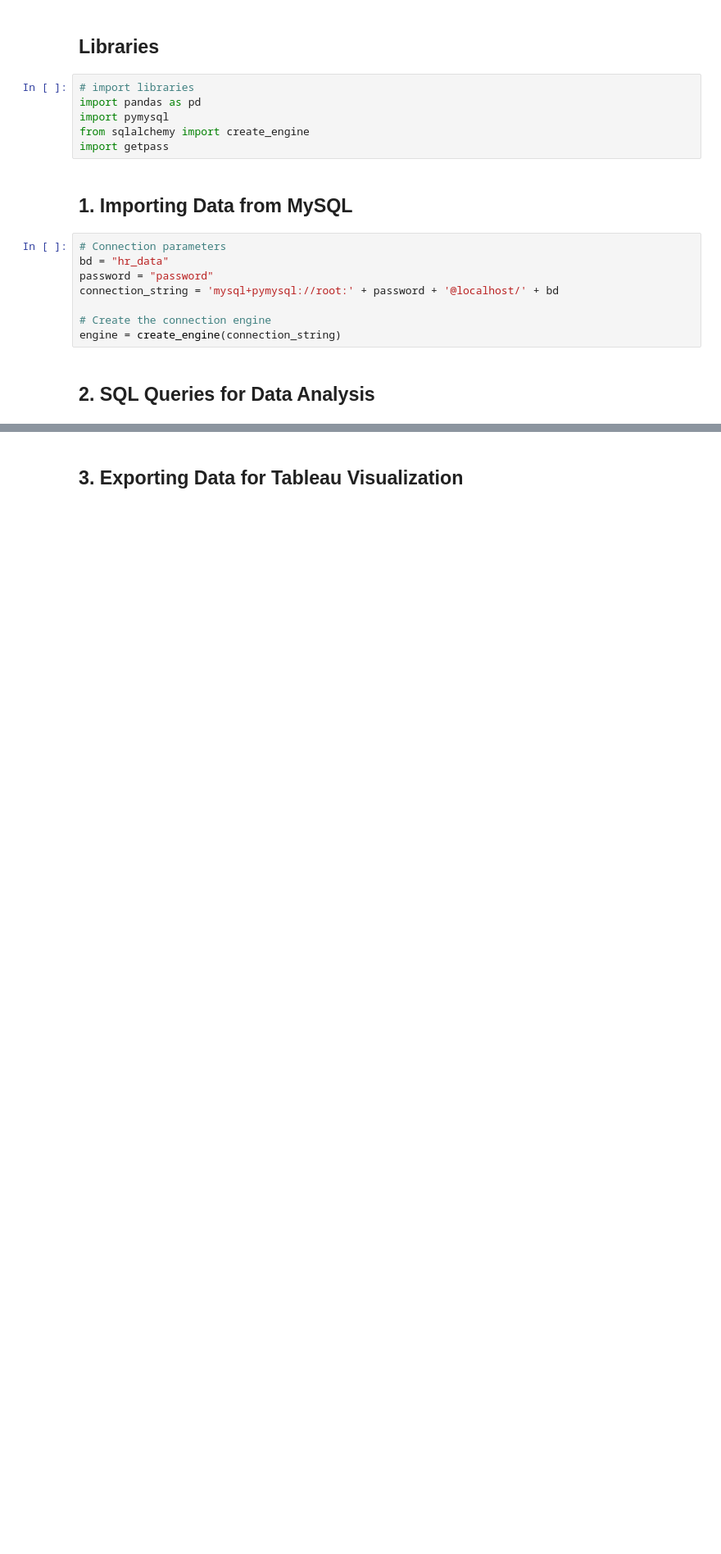
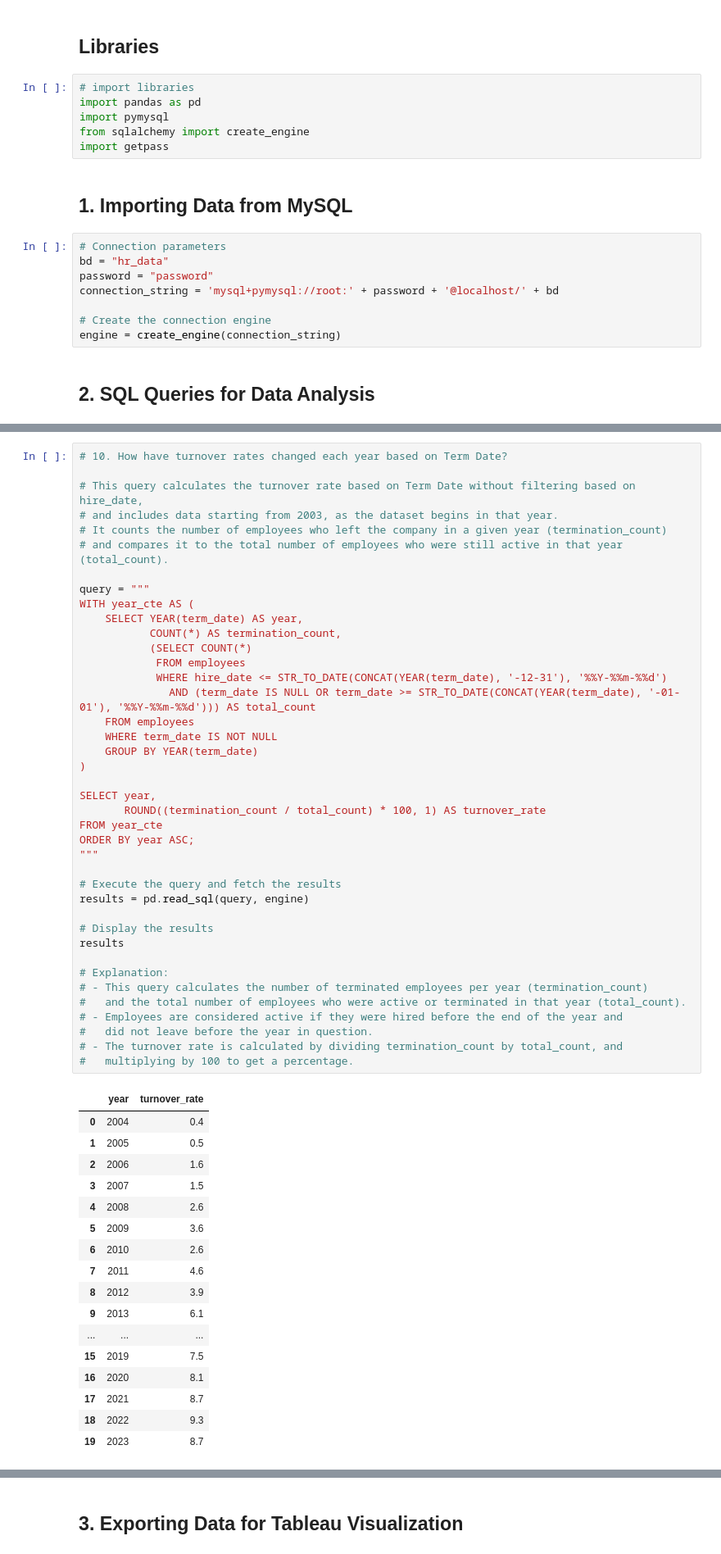
Before and after one commit to JoseMi-Sanchez/people-analytics-case-study, a Jupyter notebook: notebooks/main_analysis.ipynb, the cells around one changed output, grey strips where cells are left out. Shown: that part at 82% size. Cells and saved outputs as stored; diff of their text form; blank space fills up the shorter version.

```diff
--- a/notebooks/main_analysis.ipynb
+++ b/notebooks/main_analysis.ipynb
@@ -302,3 +247,61 @@ results
+# %%
+# 10. How have turnover rates changed each year based on Term Date?
+
+# This query calculates the turnover rate based on Term Date without filtering based on hire_date,
+# and includes data starting from 2003, as the dataset begins in that year.
+# It counts the number of employees who left the company in a given year (termination_count)
+# and compares it to the total number of employees who were still active in that year (total_count).
+
+query = """
+WITH year_cte AS (
+    SELECT YEAR(term_date) AS year,
+           COUNT(*) AS termination_count,
+           (SELECT COUNT(*)
+            FROM employees
+            WHERE hire_date <= STR_TO_DATE(CONCAT(YEAR(term_date), '-12-31'), '%%Y-%%m-%%d')
+              AND (term_date IS NULL OR term_date >= STR_TO_DATE(CONCAT(YEAR(term_date), '-01-01'), '%%Y-%%m-%%d'))) AS total_count
+    FROM employees
+    WHERE term_date IS NOT NULL
+    GROUP BY YEAR(term_date)
+)
+
+SELECT year,
+       ROUND((termination_count / total_count) * 100, 1) AS turnover_rate
+FROM year_cte
+ORDER BY year ASC;
+"""
+
+# Execute the query and fetch the results
+results = pd.read_sql(query, engine)
+
+# Display the results
+results
+
+# Explanation:
+# - This query calculates the number of terminated employees per year (termination_count)
+#   and the total number of employees who were active or terminated in that year (total_count).
+# - Employees are considered active if they were hired before the end of the year and
+#   did not leave before the year in question.
+# - The turnover rate is calculated by dividing termination_count by total_count, and
+#   multiplying by 100 to get a percentage.
+# %% [output]
+|  | year | turnover_rate |
+| 0 | 2004 | 0.4 |
+| 1 | 2005 | 0.5 |
+| 2 | 2006 | 1.6 |
+| 3 | 2007 | 1.5 |
+| 4 | 2008 | 2.6 |
+| 5 | 2009 | 3.6 |
+| 6 | 2010 | 2.6 |
+| 7 | 2011 | 4.6 |
+| 8 | 2012 | 3.9 |
+| 9 | 2013 | 6.1 |
+| ... | ... | ... |
+| 15 | 2019 | 7.5 |
+| 16 | 2020 | 8.1 |
+| 17 | 2021 | 8.7 |
+| 18 | 2022 | 9.3 |
+| 19 | 2023 | 8.7 |
 # %%
 # 11. What is the distribution of employees across states?
 query = """
```
Also changed, not shown: parts of 13 cells of this notebook, 3 other files.
